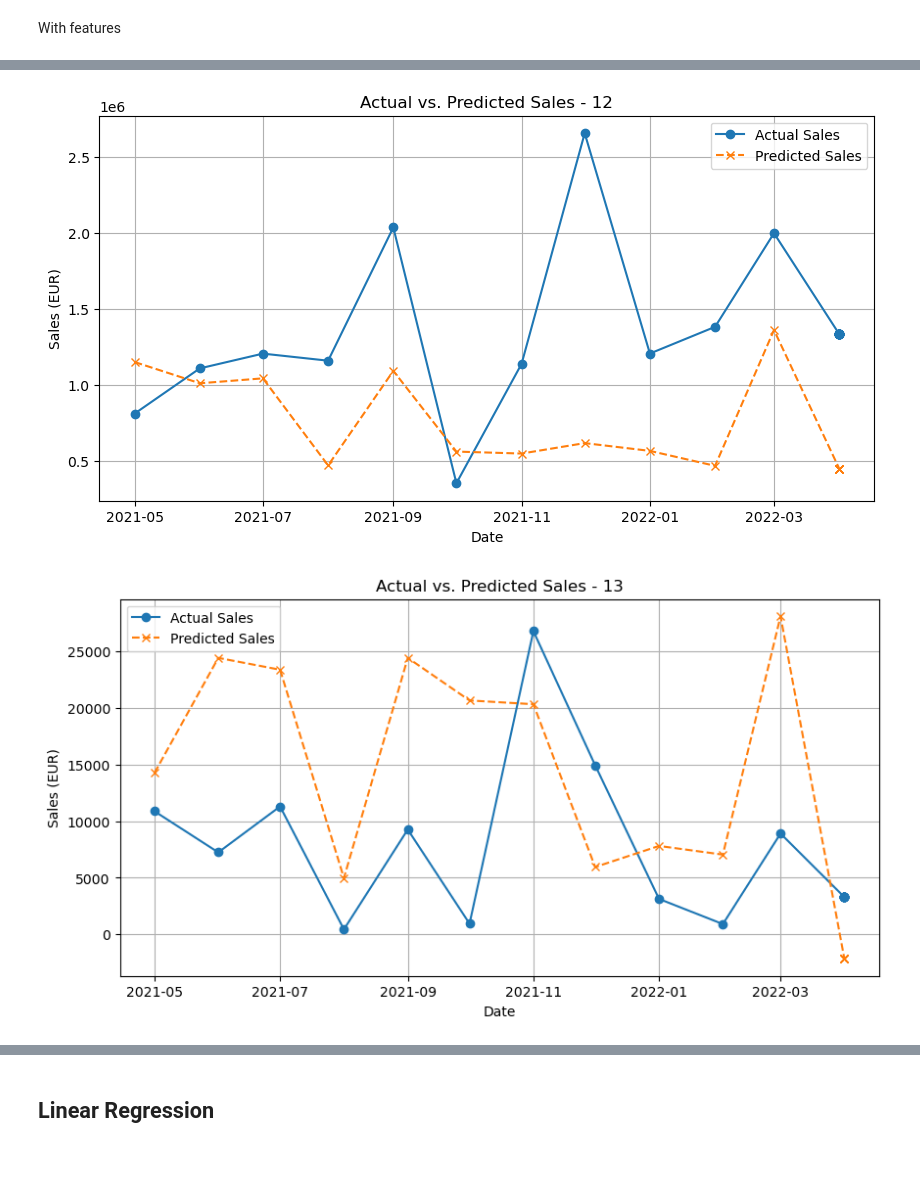
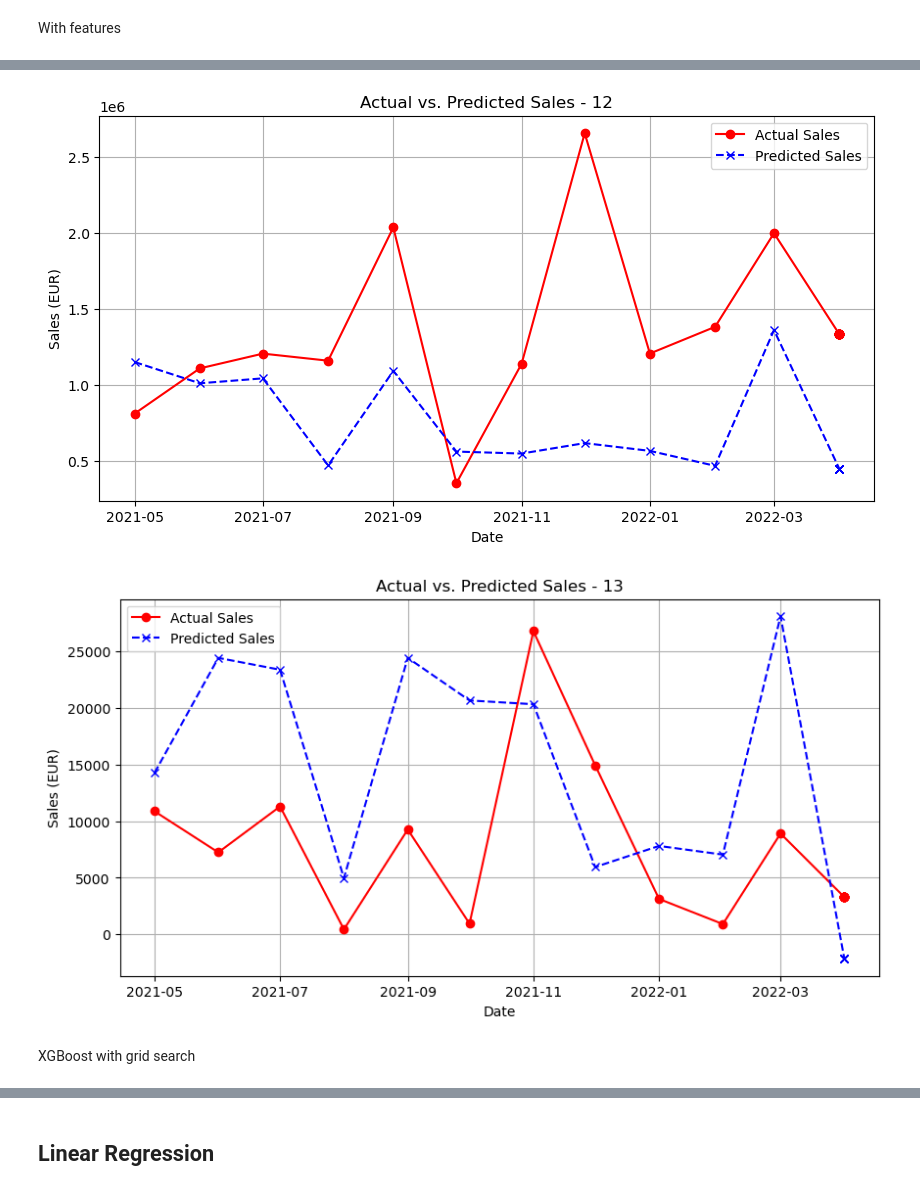
Before and after one commit to RubenCMarques/Case-2--Siemens-Sales-Forecast, a Jupyter notebook: Notebooks/Ruben_wks.ipynb, the cells around one changed output, grey strips where cells are left out. Saved outputs shown, nothing was run; the diff lists cells and outputs as text; code cells hidden in the pictures; blank space fills up the shorter version.

Commit message:
grid search

```diff
--- a/Notebooks/Ruben_wks.ipynb
+++ b/Notebooks/Ruben_wks.ipynb
@@ -436,7 +436,7 @@ Without features
 # %% [markdown]
 With features
 # %%
-model_name = "XGBoost_with_feature_selection"
+model_name = "XGBoost"
 forecast = {}
 
 
@@ -454,7 +454,7 @@ for product in df['Mapped_GCK'].unique():
     y_test = df_test['Sales_EUR']
 
     # Train XGBoost model with selected features
-    model = xgb.XGBRegressor(objective='reg:squarederror', eval_metric="rmse", n_estimators=100, random_state=42)
+    model = xgb.XGBRegressor(objective='reg:squarederror', eval_metric="rmse", n_estimators=100, random_state=1)
     model.fit(X_train, y_train)
 
     # Make predictions
@@ -472,8 +472,8 @@ for product in df['Mapped_GCK'].unique():
     rmse_results[product][model_name] = rmse  # Store RMSE for this model
 
     plt.figure(figsize=(10, 5))
-    plt.plot(df_test['date'], y_test, label="Actual Sales", marker="o")
-    plt.plot(df_test['date'], y_pred, label="Predicted Sales", linestyle="dashed", marker="x")
+    plt.plot(df_test['date'], y_test, label="Actual Sales", marker="o", color = 'red')
+    plt.plot(df_test['date'], y_pred, label="Predicted Sales", linestyle="dashed", marker="x" , color = 'blue')
     plt.xlabel("Date")
     plt.ylabel("Sales (EUR)")
     plt.title(f"Actual vs. Predicted Sales - {product}")
@@ -496,2 +496,4 @@ for product in df['Mapped_GCK'].unique():
-[figure, old version]
+[figure, new version]
-[figure, old version]
+[figure, new version]
+# %% [markdown]
+XGBoost with grid search
```
Also changed, not shown: parts of 11 cells of this notebook.
